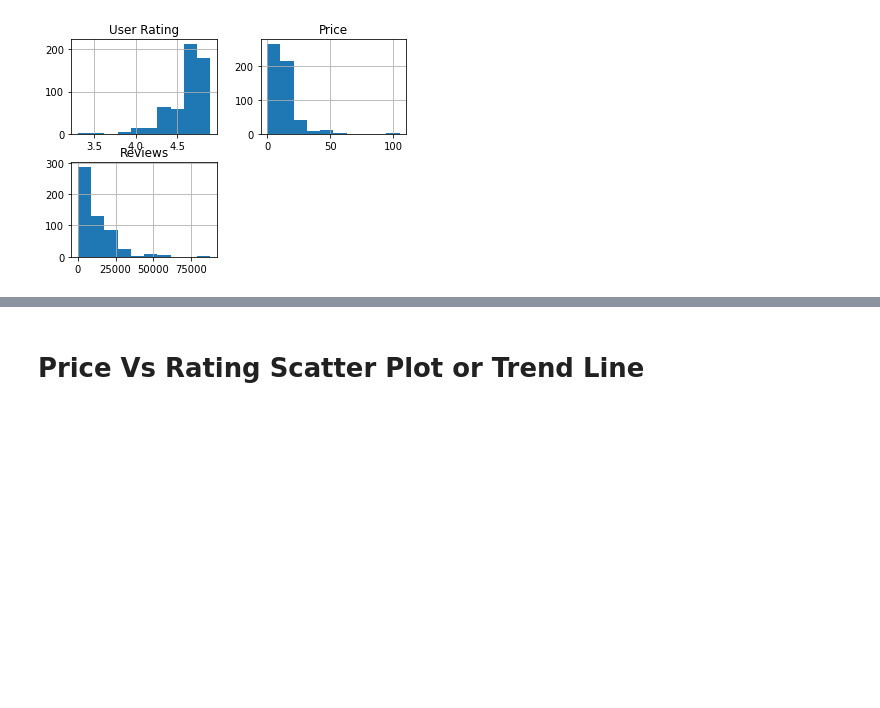
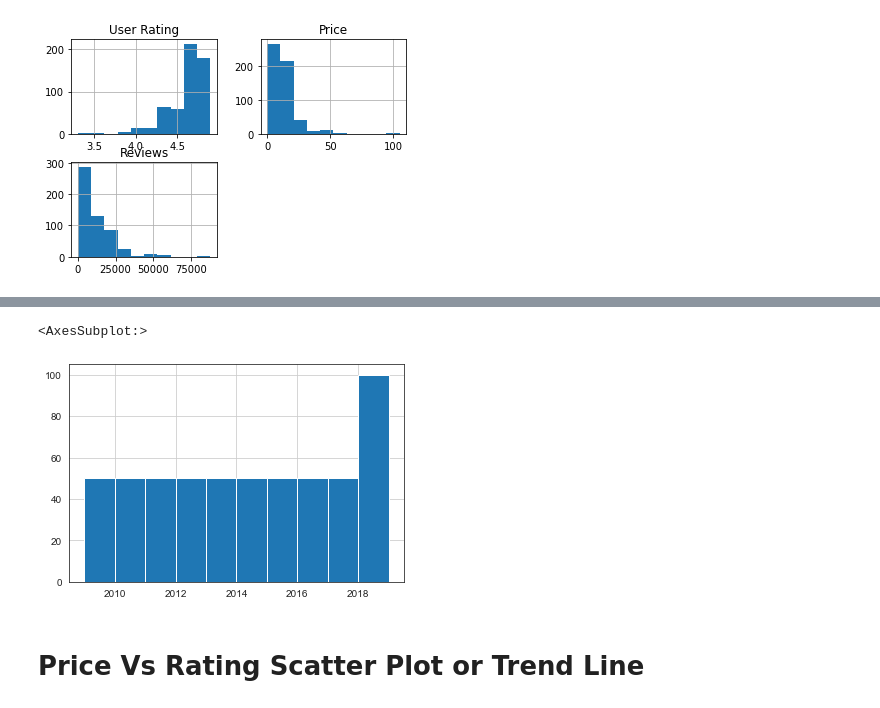
Before and after one commit to kav09/Analysis_of_Best_Selling_Books, a Jupyter notebook: notebook.ipynb, the cells around one changed output, grey strips where cells are left out. Cells and saved outputs as stored; diff of their text form; code cells hidden in the pictures; blank space fills up the shorter version.

```diff
--- a/notebook.ipynb
+++ b/notebook.ipynb
@@ -302,3 +330,8 @@ array([[<AxesSubplot:title={'center':'User Rating'}>,
+# %%
+booklist["Year"].hist()
+# %% [output]
+<AxesSubplot:>
+[figure, added]
 # %% [markdown]
 # Price Vs Rating Scatter Plot or Trend Line
 # %%
```
Also changed, not shown: parts of 12 cells of this notebook, 7 other files.
